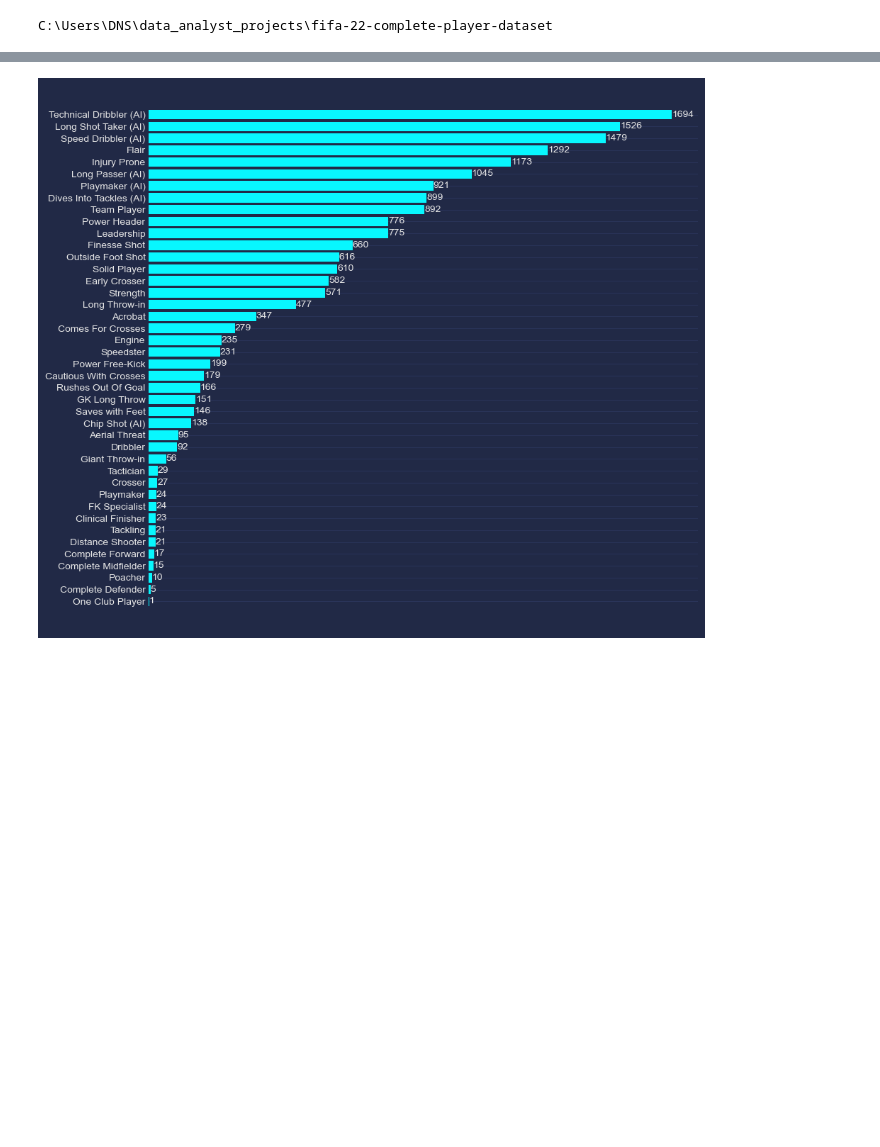
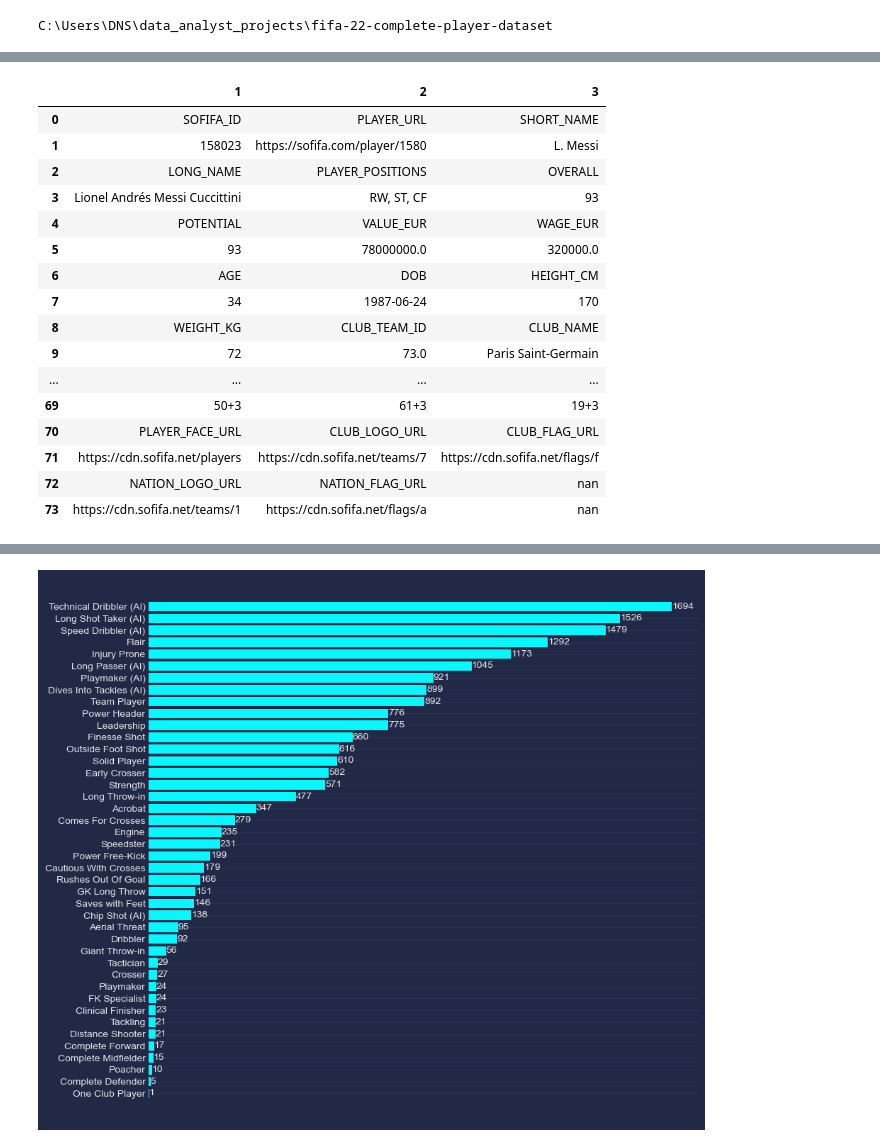
Before and after one commit to philippkuch/data_analyst_projects, a Jupyter notebook: FIFA_22_players.ipynb, the cells around one changed output, grey strips where cells are left out. Drawn from its saved outputs; the diff is of its cells as text; code cells hidden in the pictures; blank space fills up the shorter version.

Commit message:
FIFA_22_players is polished

```diff
--- a/FIFA_22_players.ipynb
+++ b/FIFA_22_players.ipynb
@@ -42,32 +69,68 @@ df = pd.read_csv(file)
 # %%
 # блок для использования результатов в блоге (матрица полей и их значений)
+# это наиболее удобная визуализация струтуры датафрейма, что я придумал (110 полей портянкой совершенно не охота выводить)
 
 df_columns_types = pd.DataFrame()
 
-column_count = 3
+column_count = 3 # определяем кол-во колонок в итоговой таблице, смотря на которую, мы будем понимать структуру датафрейма
 
-columns_types_dict = {column: df[column].dtype for column in df.columns}
-for num in range(0, len(columns_types_dict), column_count):
+columns_types_dict = {column: df[column].dtype for column in df.columns} # готовим словарь с названием полей и их типом
+
+for num in range(0, len(columns_types_dict), column_count): # итерируемся по этому словарю с шагом в кол-во колонок
+    # в каждую колонку будем добавлять по одному значению, затем и нужна эта скользящая логика
+
+    # внутри блока, размер которого определён в начале, берём нужное кол-во значений (в скобочной нотации)
+    # если кол-во всех колонок не делится без остатка на кол-во колонок, что мы хотим выводить, то здесь будет остаток
+    # для этого случая есть блок except ниже
     columns_types_dict_for_loop = dict(list(columns_types_dict.items())[num:num + column_count])
+
+    # берём из блока со значениями интересующие нас - в данном случае только названия колонок
     columns_names = list(columns_types_dict_for_loop.keys())
-    #columns_types = list(columns_types_dict_for_loop.values()) # планировал вывести типы, но потом подумал, что лучше пример
+    #columns_types = list(columns_types_dict_for_loop.values()) # планировал вывести типы, но потом подумал, что лучше вывести пример
+
+    # генерируем словари, где для каждого номера колонки итоговой таблицы портянка из интересующих значений -
+    # - название колонки и пример значения
+    # в dict comprehension создаём в области видимости генератора похожую на num (кол-во колонок в итоговой таблице)
+    # переменную numm - можно было и полностью одноимённую, но решил чуть поменять для читаемости
+    # она прикрепляет наши имена колонок и примеры значений к нужному столбцу итоговой таблицы
     try:
-        matrix_columns_names = {num + 1: columns_names[num].upper() for num in range(column_count)}
-        matrix_columns_sample = {num + 1: str(df[columns_names[num]][0])[:30] for num in range(column_count)}
+        matrix_columns_names = {numm + 1: columns_names[numm].upper() for numm in range(column_count)}
+        matrix_columns_sample = {numm + 1: str(df[columns_names[numm]][0])[:30] for numm in range(column_count)}
     except:
-        matrix_columns_names = {num + 1: columns_names[num].upper() for num in range(len(columns_types_dict_for_loop))}
-        matrix_columns_sample = {num + 1: str(df[columns_names[num]][0])[:30] for num in range(len(columns_types_dict_for_loop))}
+        matrix_columns_names = {numm + 1: columns_names[numm].upper() for numm in range(len(columns_types_dict_for_loop))}
+        matrix_columns_sample = {numm + 1: str(df[columns_names[numm]][0])[:30] for numm in range(len(columns_types_dict_for_loop))}
 
+    # здесь добавляем в свои нумерованные колонки итоговой таблицы интересующие нас значения
     df_columns_types = df_columns_types._append(matrix_columns_names, ignore_index=True)
     df_columns_types = df_columns_types._append(matrix_columns_sample, ignore_index=True)
 
-def make_bold(val):
+def make_bold(val): # жирный шрифт для названия колонок
     return 'font-weight: bold'
 
-if len(columns_types_dict) % column_count != 0:
+if len(columns_types_dict) % column_count != 0: # получаем индексы строк с названиями колонок - их будем делать жирным шрифтом
     bold_raw = len(columns_types_dict) // column_count + 1
 else:
     bold_raw = len(columns_types_dict) // column_count
 
 df_columns_types = df_columns_types.style.applymap(
-    make_bold, subset=pd.IndexSlice[range(0, (bold_raw * 2), 2), :])
+    make_bold, subset=pd.IndexSlice[range(0, (bold_raw * 2), 2), :]) # устанавливаем жирный шрифт по найденным индексам
+
+df_columns_types
+# %% [output]
+|  | 1 | 2 | 3 |
+| 0 | SOFIFA_ID | PLAYER_URL | SHORT_NAME |
+| 1 | 158023 | https://sofifa.com/player/1580 | L. Messi |
+| 2 | LONG_NAME | PLAYER_POSITIONS | OVERALL |
+| 3 | Lionel Andrés Messi Cuccittini | RW, ST, CF | 93 |
+| 4 | POTENTIAL | VALUE_EUR | WAGE_EUR |
+| 5 | 93 | 78000000.0 | 320000.0 |
+| 6 | AGE | DOB | HEIGHT_CM |
+| 7 | 34 | 1987-06-24 | 170 |
+| 8 | WEIGHT_KG | CLUB_TEAM_ID | CLUB_NAME |
+| 9 | 72 | 73.0 | Paris Saint-Germain |
+| ... | ... | ... | ... |
+| 69 | 50+3 | 61+3 | 19+3 |
+| 70 | PLAYER_FACE_URL | CLUB_LOGO_URL | CLUB_FLAG_URL |
+| 71 | https://cdn.sofifa.net/players | https://cdn.sofifa.net/teams/7 | https://cdn.sofifa.net/flags/f |
+| 72 | NATION_LOGO_URL | NATION_FLAG_URL | nan |
+| 73 | https://cdn.sofifa.net/teams/1 | https://cdn.sofifa.net/flags/a | nan |
```
Also changed, not shown: parts of 28 cells of this notebook.
